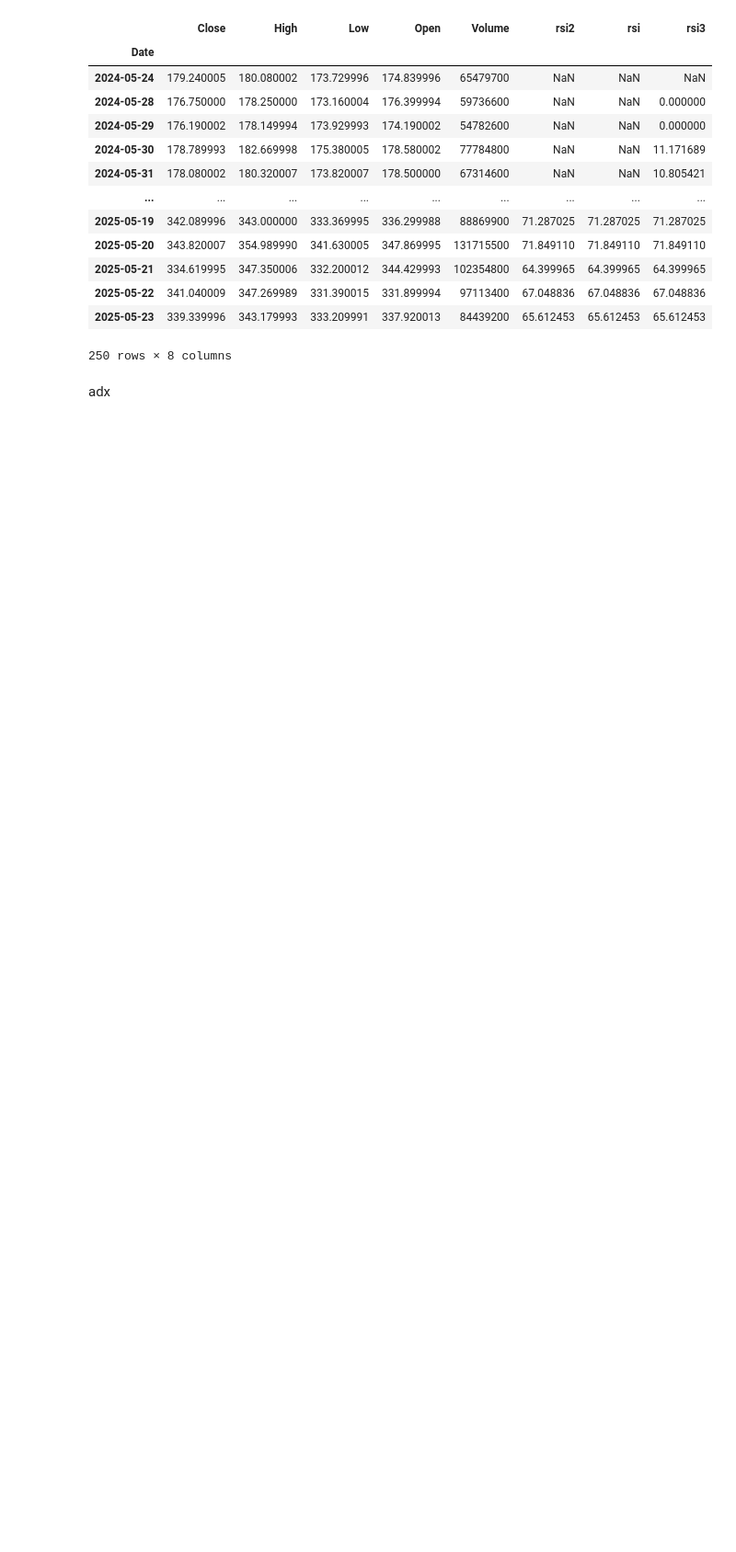
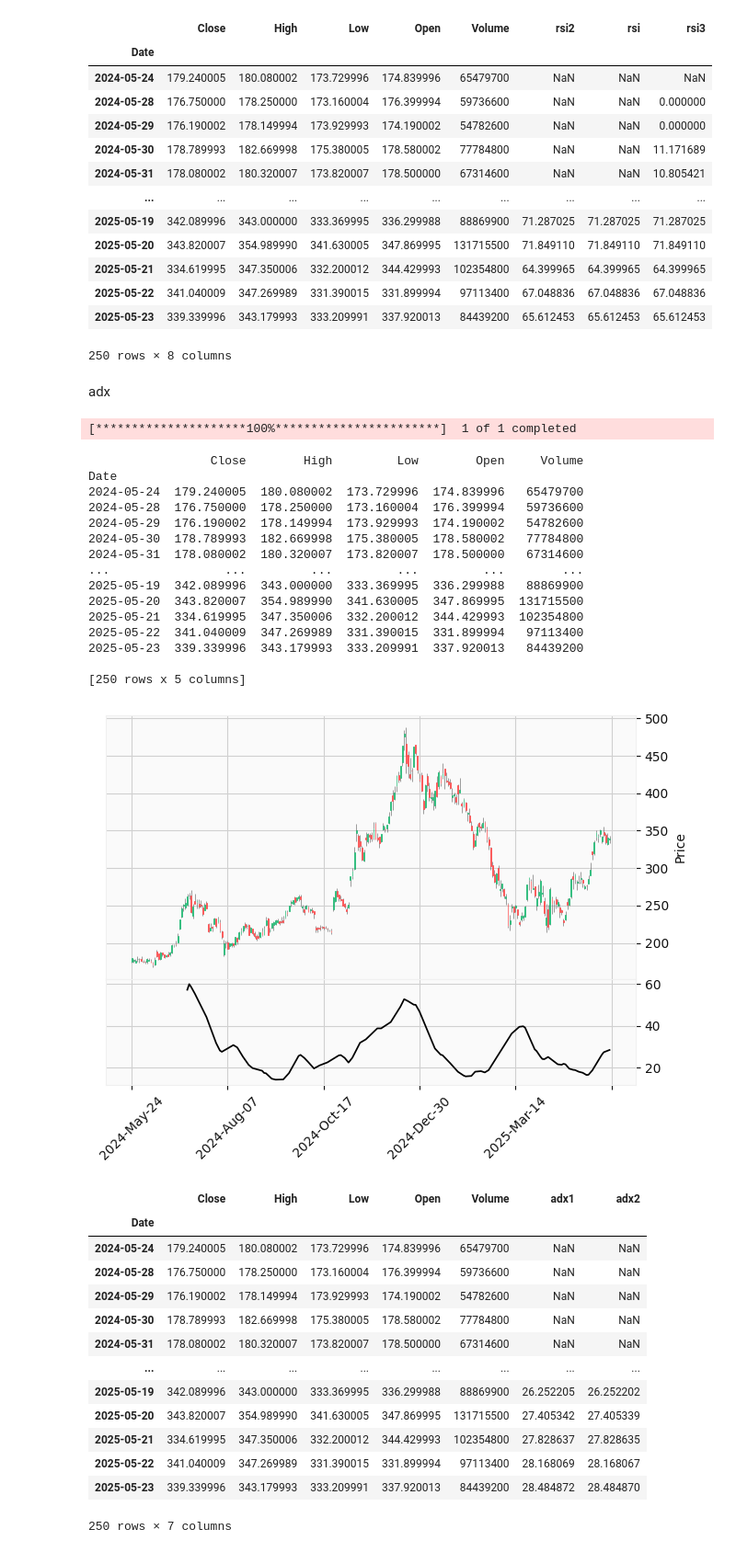
Before and after one commit to sunilsala88/batch-31, a Jupyter notebook: 13_technical/technical1.ipynb, the cells around one changed output. Shown at 92% size. Drawn from its saved outputs; the diff is of its cells as text; code cells hidden in the pictures; blank space fills up the shorter version.

```diff
--- a/13_technical/technical1.ipynb
+++ b/13_technical/technical1.ipynb
@@ -117,3 +120,57 @@ df
 250 rows × 8 columns
 # %% [markdown]
 adx
+# %%
+import yfinance as yf
+import pandas as pd
+
+stock_name = 'TSLA'
+df = yf.download(stock_name,multi_level_index=False,period='12mo')
+print(df)
+
+import mplfinance as mpf
+import pandas_ta as ta
+import talib as ta1
+l=15
+a=ta.adx(df['High'],df['Low'],df['Close'],l)
+b=ta1.ADX(df['High'],df['Low'],df['Close'],l)
+
+df['adx1']=a[f'ADX_{l}']
+df['adx2']=b
+# print(df)
+
+a=mpf.make_addplot(df['adx1'],color='black',panel=1)
+mpf.plot(df,type='candle',style='yahoo',addplot=[a])
+df
+# %% [output]
+[*********************100%***********************]  1 of 1 completed
+                 Close        High         Low        Open     Volume
+Date
+2024-05-24  179.240005  180.080002  173.729996  174.839996   65479700
+2024-05-28  176.750000  178.250000  173.160004  176.399994   59736600
+2024-05-29  176.190002  178.149994  173.929993  174.190002   54782600
+2024-05-30  178.789993  182.669998  175.380005  178.580002   77784800
+2024-05-31  178.080002  180.320007  173.820007  178.500000   67314600
+...                ...         ...         ...         ...        ...
+2025-05-19  342.089996  343.000000  333.369995  336.299988   88869900
+2025-05-20  343.820007  354.989990  341.630005  347.869995  131715500
+2025-05-21  334.619995  347.350006  332.200012  344.429993  102354800
+2025-05-22  341.040009  347.269989  331.390015  331.899994   97113400
+2025-05-23  339.339996  343.179993  333.209991  337.920013   84439200
+
+[250 rows x 5 columns]
+[figure, added]
+|  | Close | High | Low | Open | Volume | adx1 | adx2 |
+| Date |  |  |  |  |  |  |  |
+| 2024-05-24 | 179.240005 | 180.080002 | 173.729996 | 174.839996 | 65479700 | NaN | NaN |
+| 2024-05-28 | 176.750000 | 178.250000 | 173.160004 | 176.399994 | 59736600 | NaN | NaN |
+| 2024-05-29 | 176.190002 | 178.149994 | 173.929993 | 174.190002 | 54782600 | NaN | NaN |
+| 2024-05-30 | 178.789993 | 182.669998 | 175.380005 | 178.580002 | 77784800 | NaN | NaN |
+| 2024-05-31 | 178.080002 | 180.320007 | 173.820007 | 178.500000 | 67314600 | NaN | NaN |
+| ... | ... | ... | ... | ... | ... | ... | ... |
+| 2025-05-19 | 342.089996 | 343.000000 | 333.369995 | 336.299988 | 88869900 | 26.252205 | 26.252202 |
+| 2025-05-20 | 343.820007 | 354.989990 | 341.630005 | 347.869995 | 131715500 | 27.405342 | 27.405339 |
+| 2025-05-21 | 334.619995 | 347.350006 | 332.200012 | 344.429993 | 102354800 | 27.828637 | 27.828635 |
+| 2025-05-22 | 341.040009 | 347.269989 | 331.390015 | 331.899994 | 97113400 | 28.168069 | 28.168067 |
+| 2025-05-23 | 339.339996 | 343.179993 | 333.209991 | 337.920013 | 84439200 | 28.484872 | 28.484870 |
+250 rows × 7 columns
```
Also changed, not shown: parts of 13 cells of this notebook, 2 other files.
